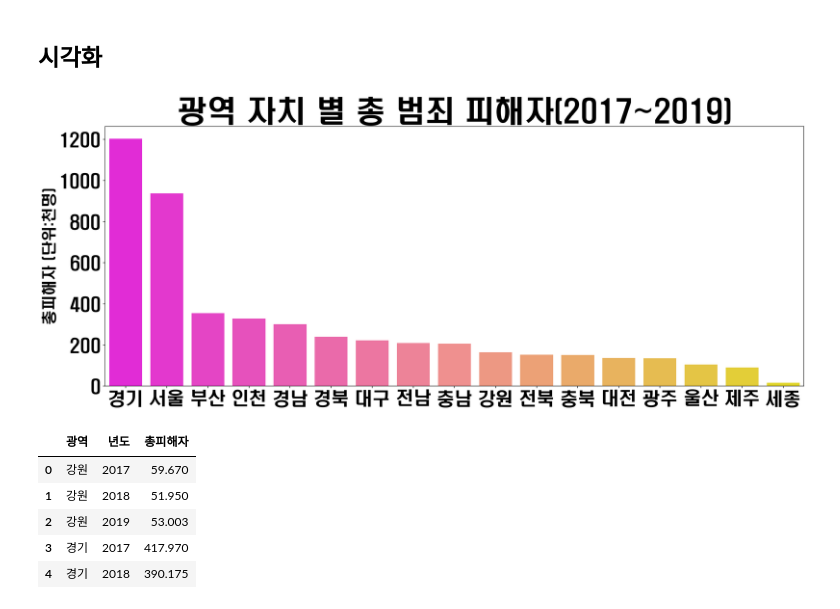
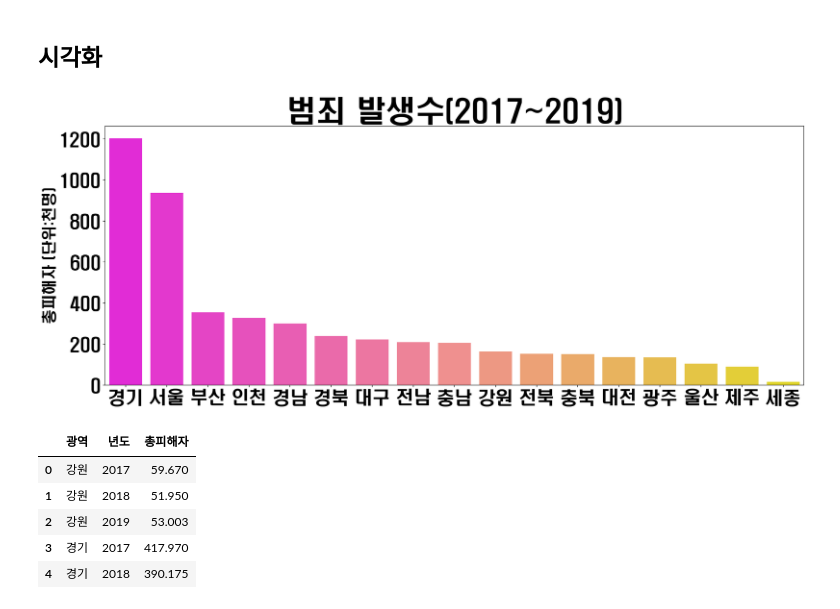
Before and after one commit to jinrang2/tj201130_kkij, a Jupyter notebook: gon/범죄 일반 분석.ipynb, the cells around one changed output. Cells and saved outputs as stored; diff of their text form; code cells hidden in the pictures.

```diff
--- a/gon/범죄 일반 분석.ipynb
+++ b/gon/범죄 일반 분석.ipynb
@@ -261,18 +259,19 @@ df_metro = df3.groupby(['광역']).sum().sort_values(by=['총피해자'],ascendi
 ## 시각화
 # %%
 plt.figure(figsize=(21,8))
-plt.title('광역 자치 별 총 범죄 피해자(2017~2019)', fontsize=50)
+#plt.title('광역 자치 별 총 범죄 피해자(2017~2019)', fontsize=50)
+plt.title('범죄 발생수(2017~2019)', fontsize=50)
 
 b=sns.barplot(data=df_metro, x=df_metro.index,y='총피해자',palette='spring')
 #plt.rc('xtick', labelsize=25)
 #plt.rc('ytick', labelsize=25)
 
 b.yaxis.set_major_formatter(ticker.FormatStrFormatter('%d'))
 b.set_xlabel('', fontsize=25)
 b.set_ylabel('총피해자 (단위:천명)', fontsize=25)
 plt.savefig('3-5.png')
 # %% [output]
-[figure, old version]
+[figure, new version]
 # %%
 df_metro2 = df3.groupby(['광역','년도']).sum().sort_values(by=['광역','년도','총피해자'])/1000
 df_metro2 = df_metro2.reset_index()
```
Also changed, not shown: parts of 11 cells of this notebook, 12 other files.
